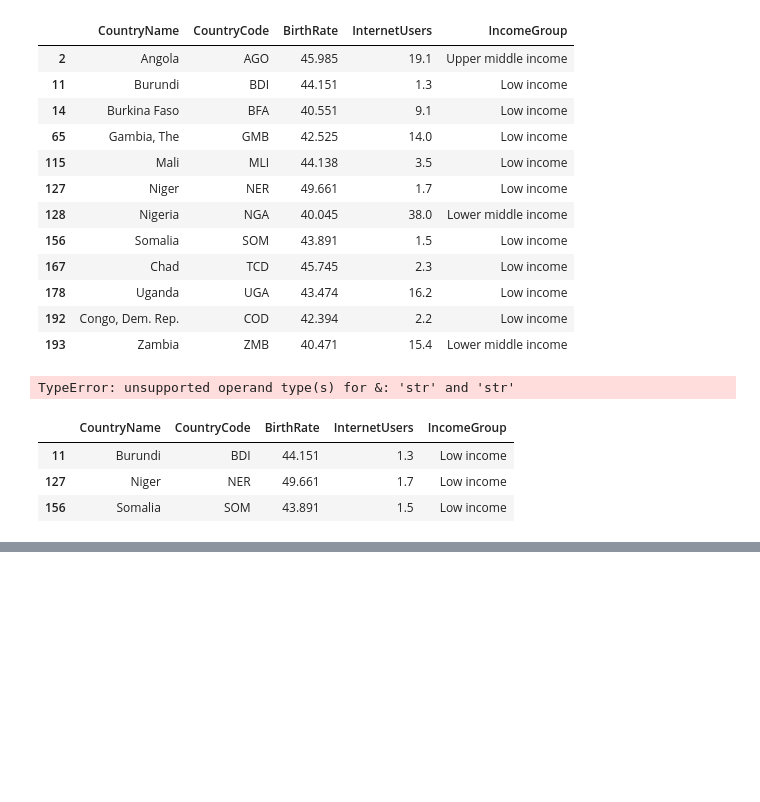
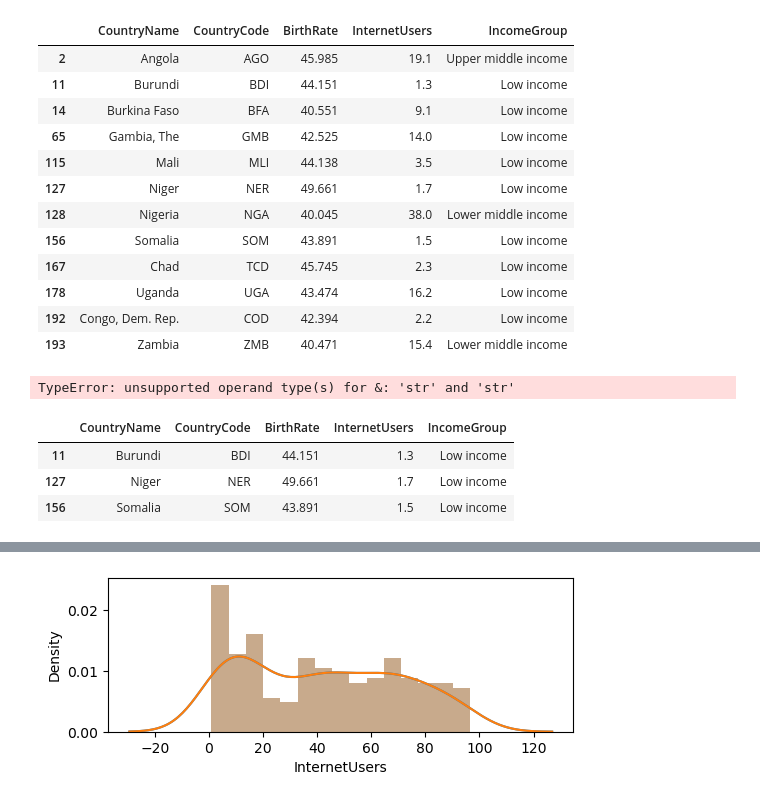
Before and after one commit to MayureshKhot/NareshIT, a Jupyter notebook: 10_09072025_Pandas.ipynb, the cells around one changed output, grey strips where cells are left out. Drawn from its saved outputs; the diff is of its cells as text; code cells hidden in the pictures; blank space fills up the shorter version.

```diff
--- a/10_09072025_Pandas.ipynb
+++ b/10_09072025_Pandas.ipynb
@@ -450,0 +571,5 @@ df[Filter & Filter2]
+# %%
+vis3=sns.distplot(df['InternetUsers'], bins=15)
+plt.show(vis3)
+# %% [output]
+[figure, added]
```
Also changed, not shown: parts of 19 cells of this notebook.
